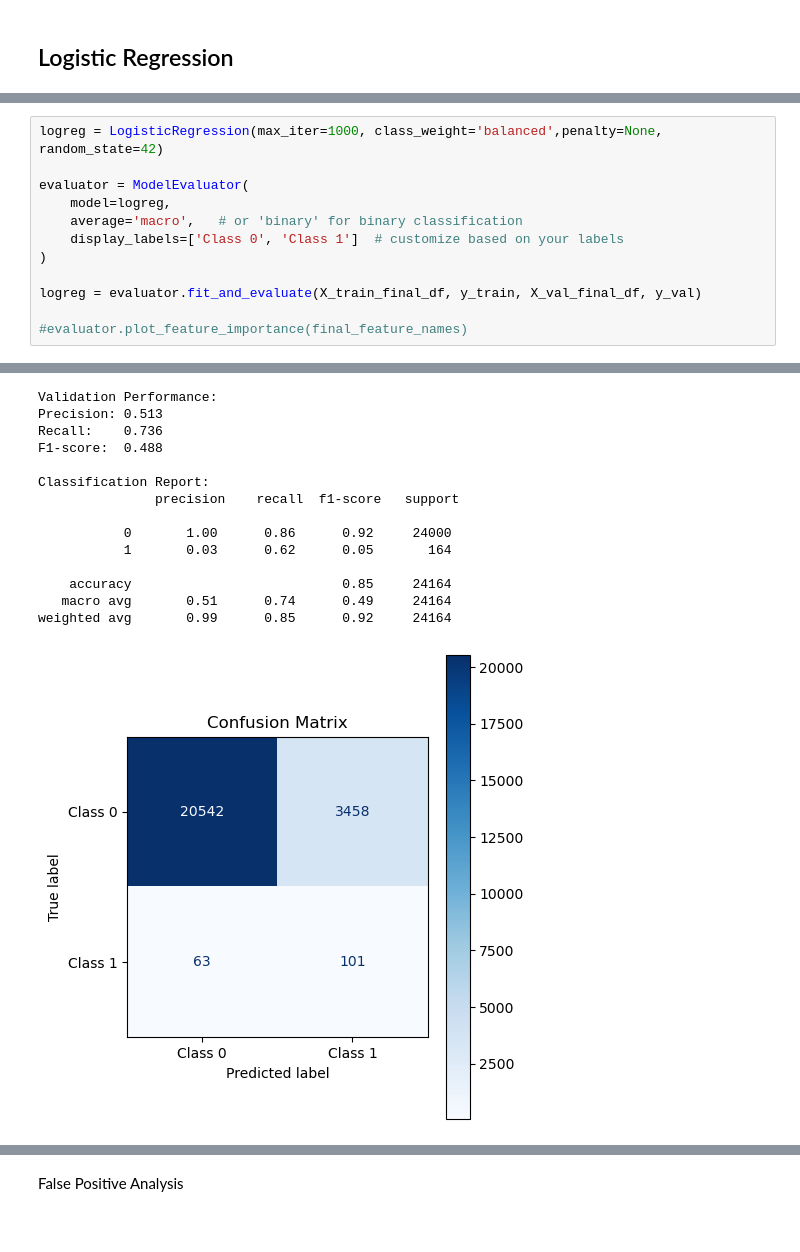
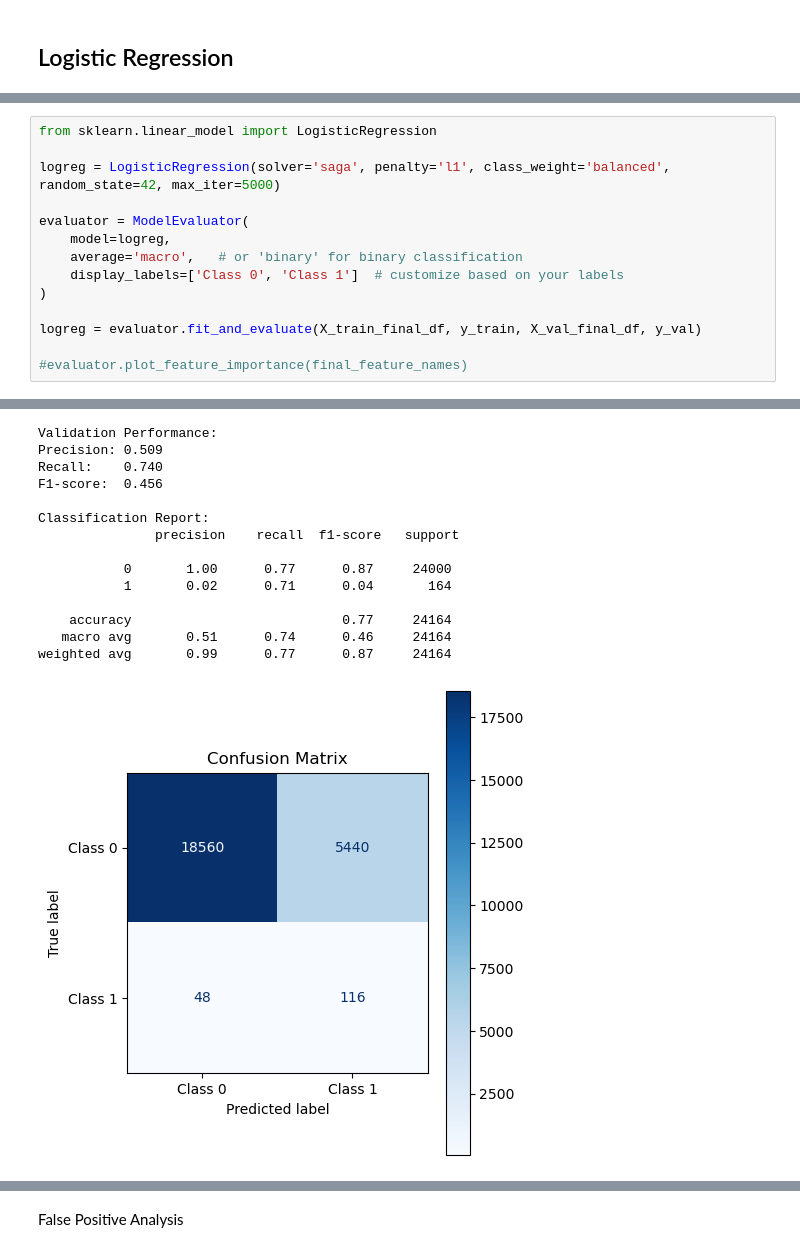
Before and after one commit to rebekah-eichberg/summer-2025-safeify, a Jupyter notebook: rebekah-idea-testing/betul_model_copy.ipynb, the cells around one changed output, grey strips where cells are left out. Cells and saved outputs as stored; diff of their text form.

Commit message:
testing models

```diff
--- a/rebekah-idea-testing/betul_model_copy.ipynb
+++ b/rebekah-idea-testing/betul_model_copy.ipynb
@@ -572,5 +520,7 @@ weighted avg       0.99      0.85      0.92     24164
 # %%
-logreg = LogisticRegression(max_iter=1000, class_weight='balanced',penalty=None, random_state=42)
+from sklearn.linear_model import LogisticRegression
+
+logreg = LogisticRegression(solver='saga', penalty='l1', class_weight='balanced', random_state=42, max_iter=5000)
 
 evaluator = ModelEvaluator(
     model=logreg,
@@ -601,15 +551,15 @@ weighted avg       0.99      0.86      0.92    112768
 Validation Performance:
-Precision: 0.513
-Recall:    0.736
-F1-score:  0.488
+Precision: 0.509
+Recall:    0.740
+F1-score:  0.456
 
 Classification Report:
                precision    recall  f1-score   support
 
-           0       1.00      0.86      0.92     24000
-           1       0.03      0.62      0.05       164
+           0       1.00      0.77      0.87     24000
+           1       0.02      0.71      0.04       164
 
-    accuracy                           0.85     24164
-   macro avg       0.51      0.74      0.49     24164
-weighted avg       0.99      0.85      0.92     24164
+    accuracy                           0.77     24164
+   macro avg       0.51      0.74      0.46     24164
+weighted avg       0.99      0.77      0.87     24164
-[figure, old version]
+[figure, new version]
```
Also changed, not shown: parts of 38 cells of this notebook, 3 other files.
